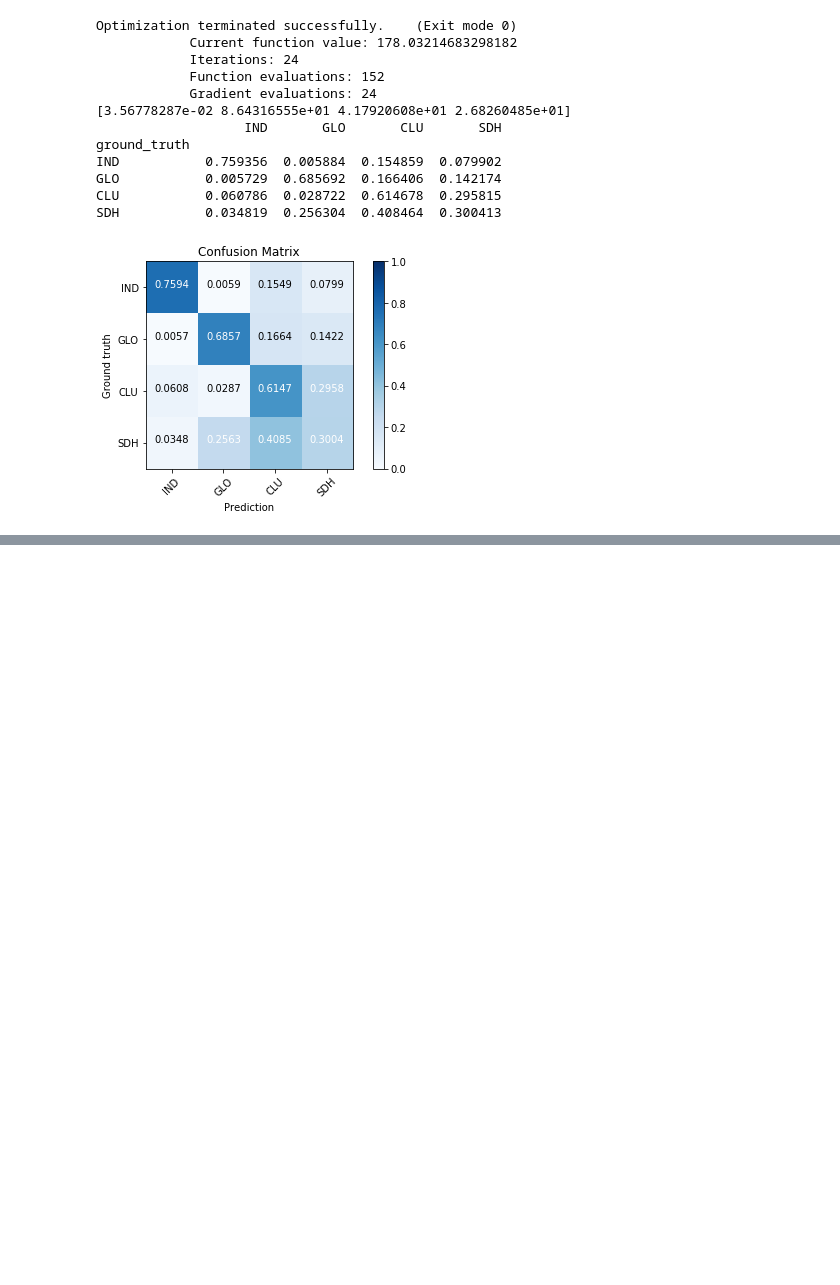
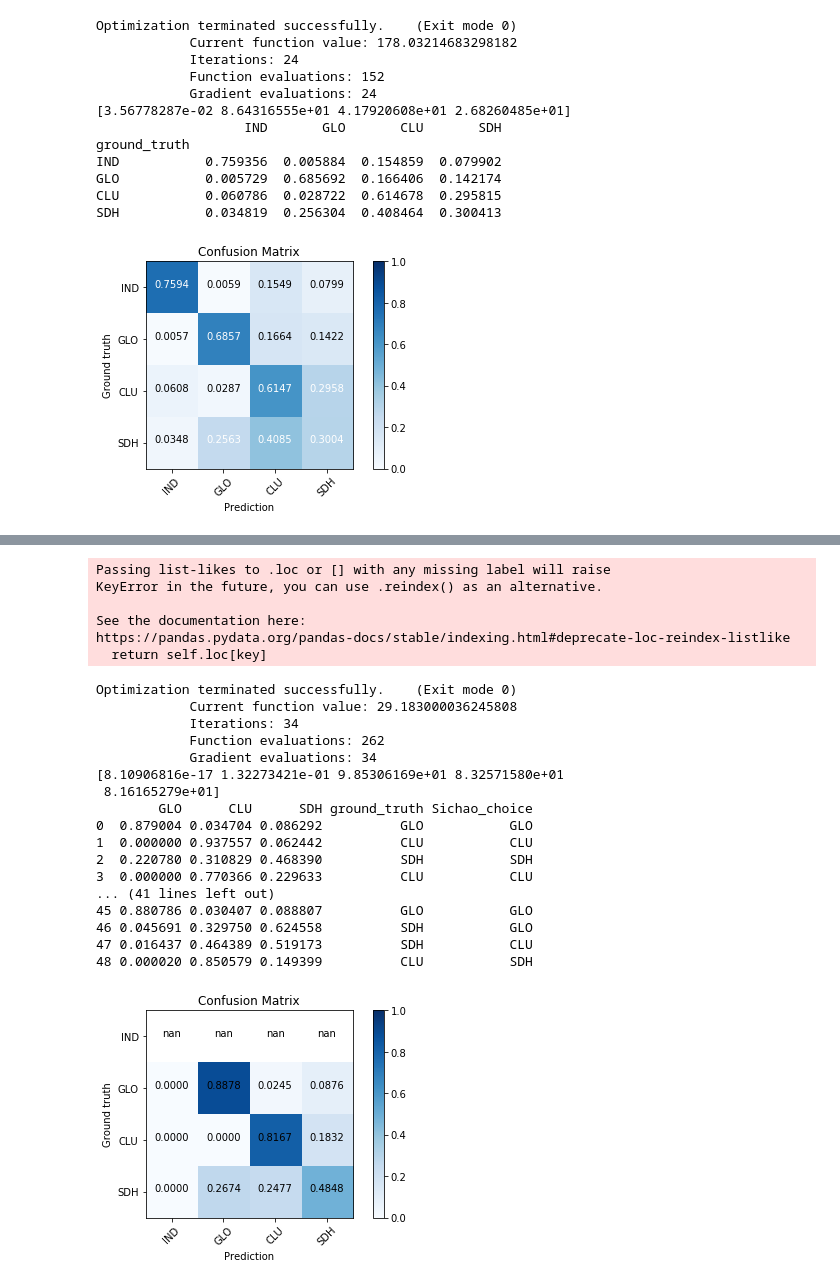
Before and after one commit to DrugowitschLab/motion-structure-identification, a Jupyter notebook: analysis/plot_cm.ipynb, the cells around one changed output, grey strips where cells are left out. Drawn from its saved outputs; the diff is of its cells as text; code cells hidden in the pictures; blank space fills up the shorter version.

```diff
--- a/analysis/plot_cm.ipynb
+++ b/analysis/plot_cm.ipynb
@@ -133,0 +143,27 @@ SDH           0.034819  0.256304  0.408464  0.300413
+# %%
+plot_prediction(file='glo=0.8.csv', target='Sichao_choice', lapse=True)
+# %% [output]
+Passing list-likes to .loc or [] with any missing label will raise
+KeyError in the future, you can use .reindex() as an alternative.
+
+See the documentation here:
+https://pandas.pydata.org/pandas-docs/stable/indexing.html#deprecate-loc-reindex-listlike
+  return self.loc[key]
+Optimization terminated successfully.    (Exit mode 0)
+            Current function value: 29.183000036245808
+            Iterations: 34
+            Function evaluations: 262
+            Gradient evaluations: 34
+[8.10906816e-17 1.32273421e-01 9.85306169e+01 8.32571580e+01
+ 8.16165279e+01]
+        GLO      CLU      SDH ground_truth Sichao_choice
+0  0.879004 0.034704 0.086292          GLO           GLO
+1  0.000000 0.937557 0.062442          CLU           CLU
+2  0.220780 0.310829 0.468390          SDH           SDH
+3  0.000000 0.770366 0.229633          CLU           CLU
+... (41 lines left out)
+45 0.880786 0.030407 0.088807          GLO           GLO
+46 0.045691 0.329750 0.624558          SDH           GLO
+47 0.016437 0.464389 0.519173          SDH           CLU
+48 0.000020 0.850579 0.149399          CLU           SDH
+[figure, added]
```
Also changed, not shown: parts of 1 cell of this notebook, 28 other files.
